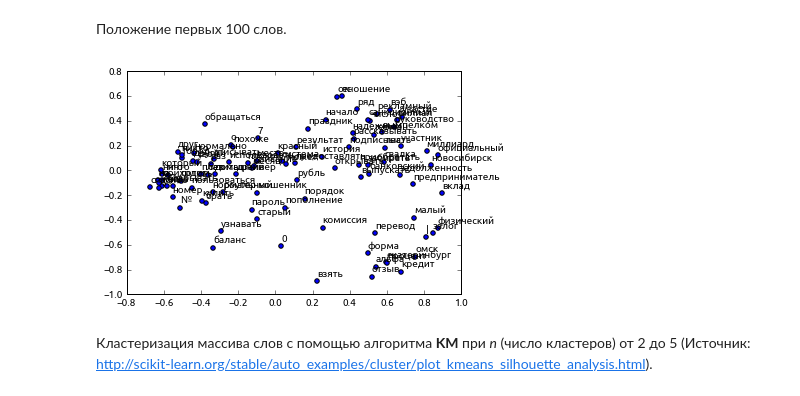
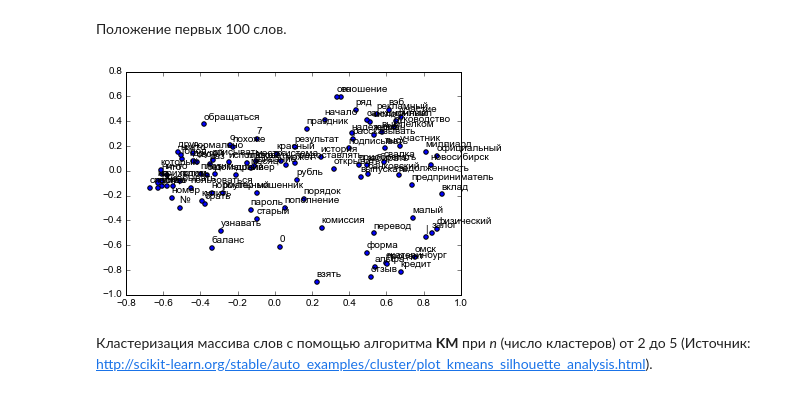
Before and after one commit to Semen52/FSA2, a Jupyter notebook: fsa/fuzzy_clustering.ipynb, the cells around one changed output. Cells and saved outputs as stored; diff of their text form; code cells hidden in the pictures.

```diff
--- a/fsa/fuzzy_clustering.ipynb
+++ b/fsa/fuzzy_clustering.ipynb
@@ -75,20 +80,23 @@ plt.scatter(pca_vectors[:, 0],
 Положение первых 100 слов.
 # %%
 from matplotlib import rc
-rc('font', family='Ubuntu')
+
+rc('font', family='Arial')
+
 plt.scatter(pca_vectors[:100, 0],
             pca_vectors[:100, 1])
+
 for label, x, y in zip(words, pca_vectors[:100, 0], pca_vectors[:100, 1]):
     plt.annotate(
         label,
         (x, y),
         xytext=(0, 3),
         textcoords = 'offset points',
         ha = 'left',
         va = 'bottom'
     )
 # %% [output]
-[figure, old version]
+[figure, new version]
 # %% [markdown]
 Кластеризация массива слов с помощью алгоритма **KM** при *n* (число кластеров) от 2 до 5 (Источник: http://scikit-learn.org/stable/auto_examples/cluster/plot_kmeans_silhouette_analysis.html).
 # %%
```
Also changed, not shown: parts of 15 cells of this notebook, 1 other file.
